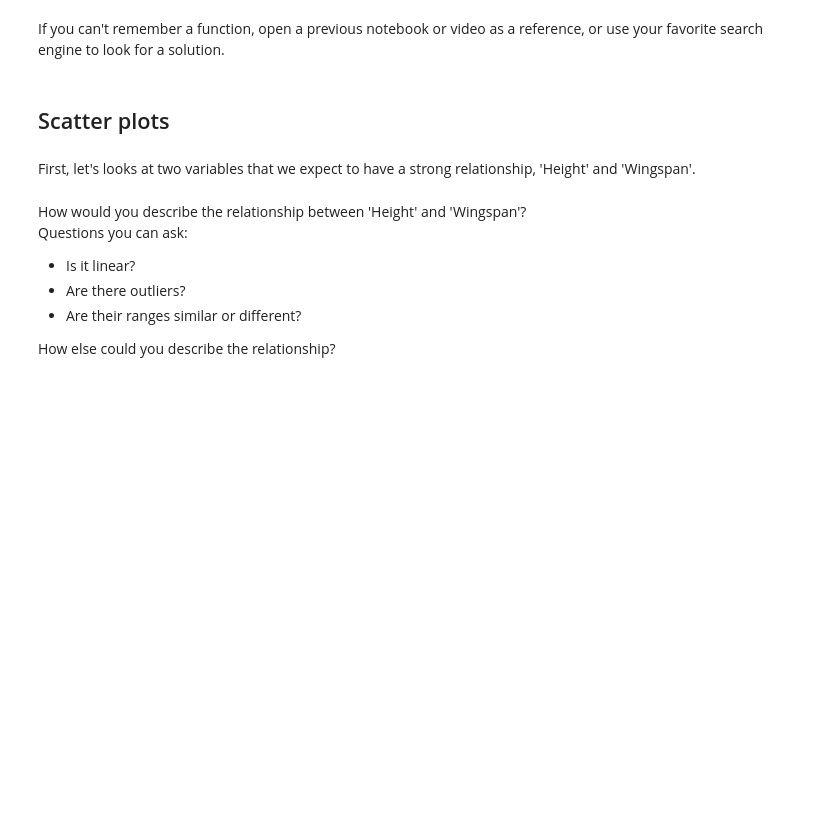
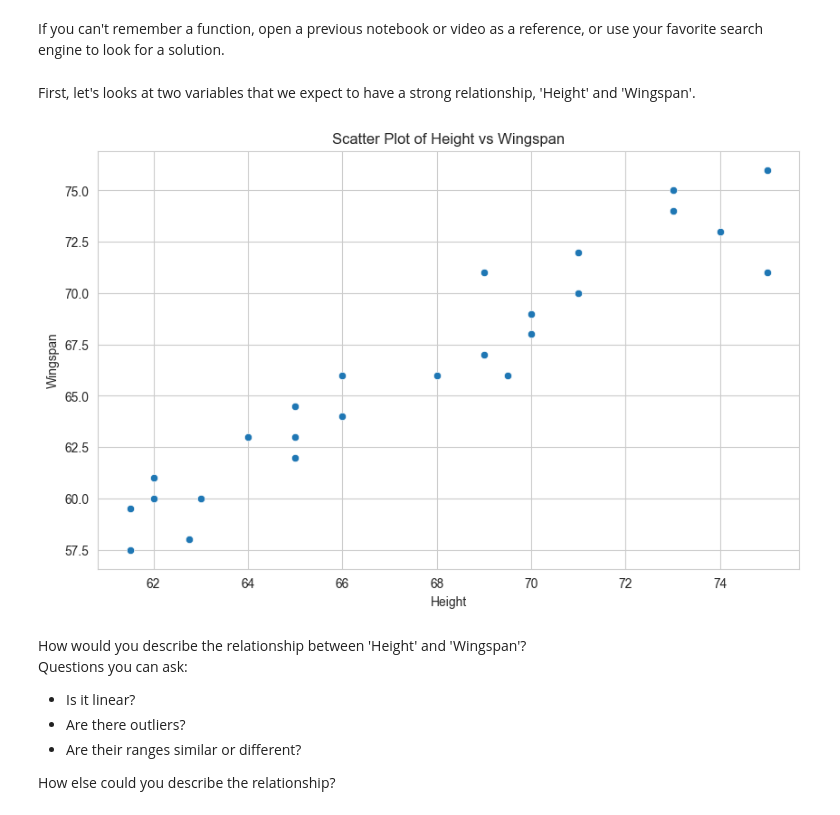
Before and after one commit to ybezginova2016/stat_data_viz_27082024, a Jupyter notebook: Module3/w3_assessment.ipynb, the cells around one changed output. Drawn from its saved outputs; the diff is of its cells as text; code cells hidden in the pictures; blank space fills up the shorter version.

```diff
--- a/Module3/w3_assessment.ipynb
+++ b/Module3/w3_assessment.ipynb
@@ -50,6 +118,4 @@ print(df.head())
 # %% [markdown]
 If you can't remember a function, open a previous notebook or video as a reference, or use your favorite search engine to look for a solution.
-# %% [markdown]
-## Scatter plots
 # %% [markdown]
 First, let's looks at two variables that we expect to have a strong relationship, 'Height' and 'Wingspan'.
@@ -58,3 +122,18 @@ First, let's looks at two variables that we expect to have a strong relationship
+# %%
+# Make a Seaborn scatter plot with x = height and y = wingspan using sns.scatterplot(x, y)
+# Создаем диаграмму рассеяния
+plt.figure(figsize=(10, 6))  # Устанавливаем размер графика
+sns.scatterplot(x='Height', y='Wingspan', data=df)
+
+# Добавляем заголовок и метки осей
+plt.title('Scatter Plot of Height vs Wingspan')
+plt.xlabel('Height')
+plt.ylabel('Wingspan')
+
+# Показываем график
+plt.show()
+# %% [output]
+[figure, added]
 # %% [markdown]
 How would you describe the relationship between 'Height' and 'Wingspan'?
 Questions you can ask:
```
Also changed, not shown: parts of 30 cells of this notebook.
